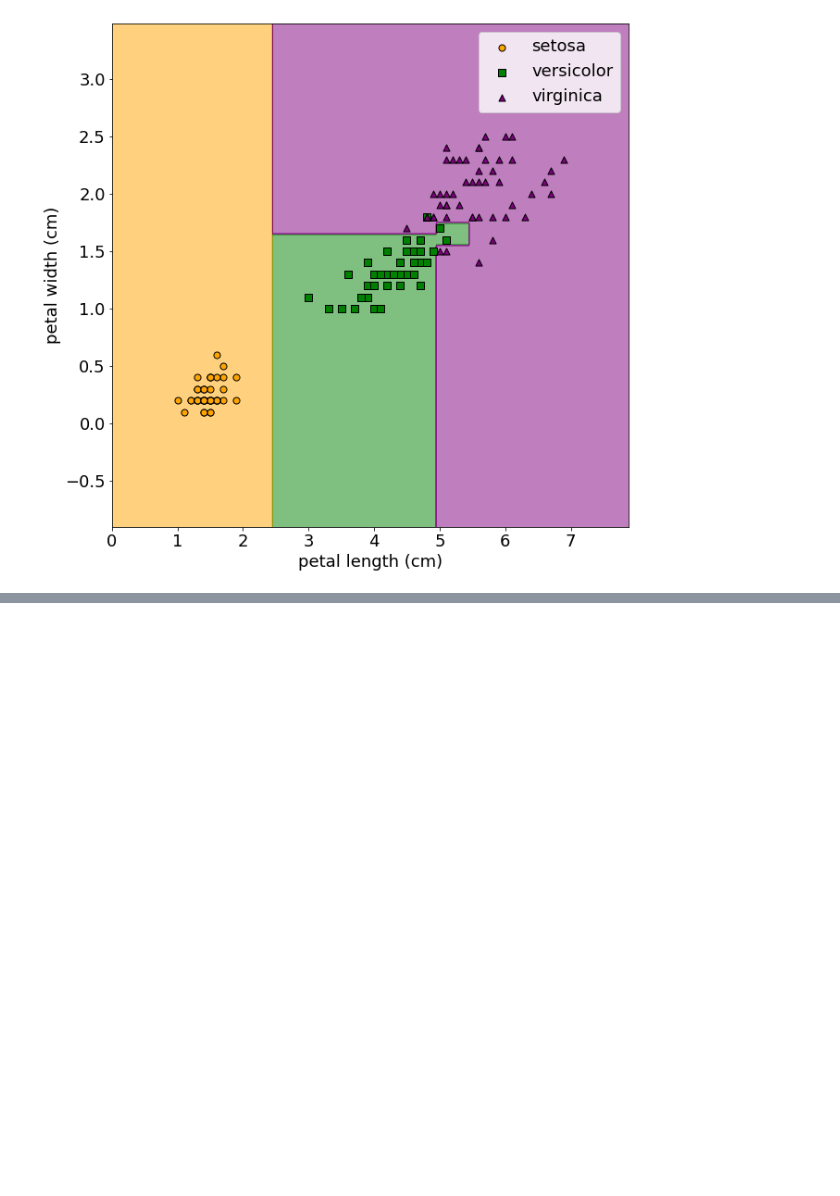
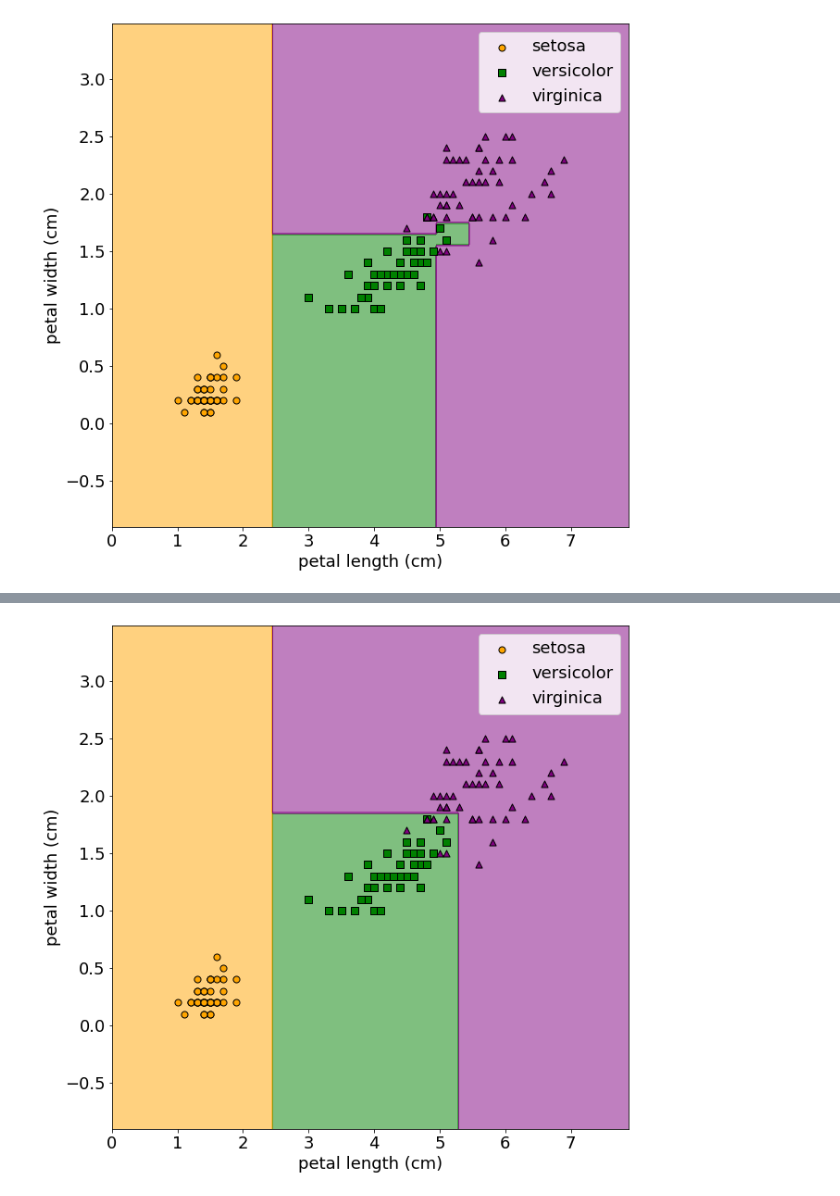
Before and after one commit to jakubglinka/pyprobml, a Jupyter notebook: notebooks/book1/01/iris_dtree.ipynb, the cells around one changed output, grey strips where cells are left out. Drawn from its saved outputs; the diff is of its cells as text; code cells hidden in the pictures; blank space fills up the shorter version.

```diff
--- a/notebooks/book1/01/iris_dtree.ipynb
+++ b/notebooks/book1/01/iris_dtree.ipynb
@@ -217,0 +218,10 @@ plot_surface(tree_clf, X, y, xnames, ynames)
+# %%
+# weighted classifier (assymetric loss)
+class_weight={0: 1.0, 1: 1.0, 2: 1.0e-6 }
+
+tree_clf = DecisionTreeClassifier(max_depth=3, random_state=42, class_weight=class_weight)
+tree_clf.fit(X, y)
+
+plot_surface(tree_clf, X, y, xnames, ynames)
+# %% [output]
+[figure, added]
```
Also changed, not shown: parts of 2 cells of this notebook.
